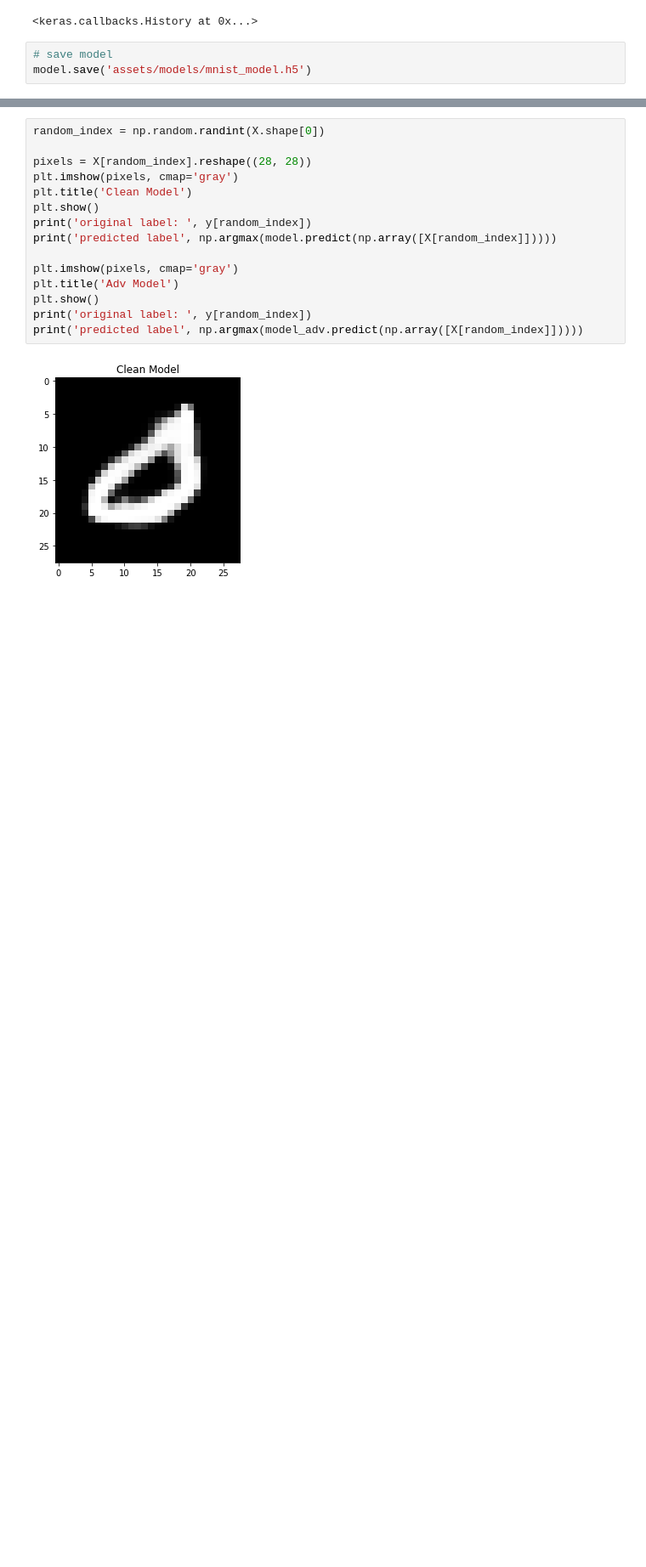
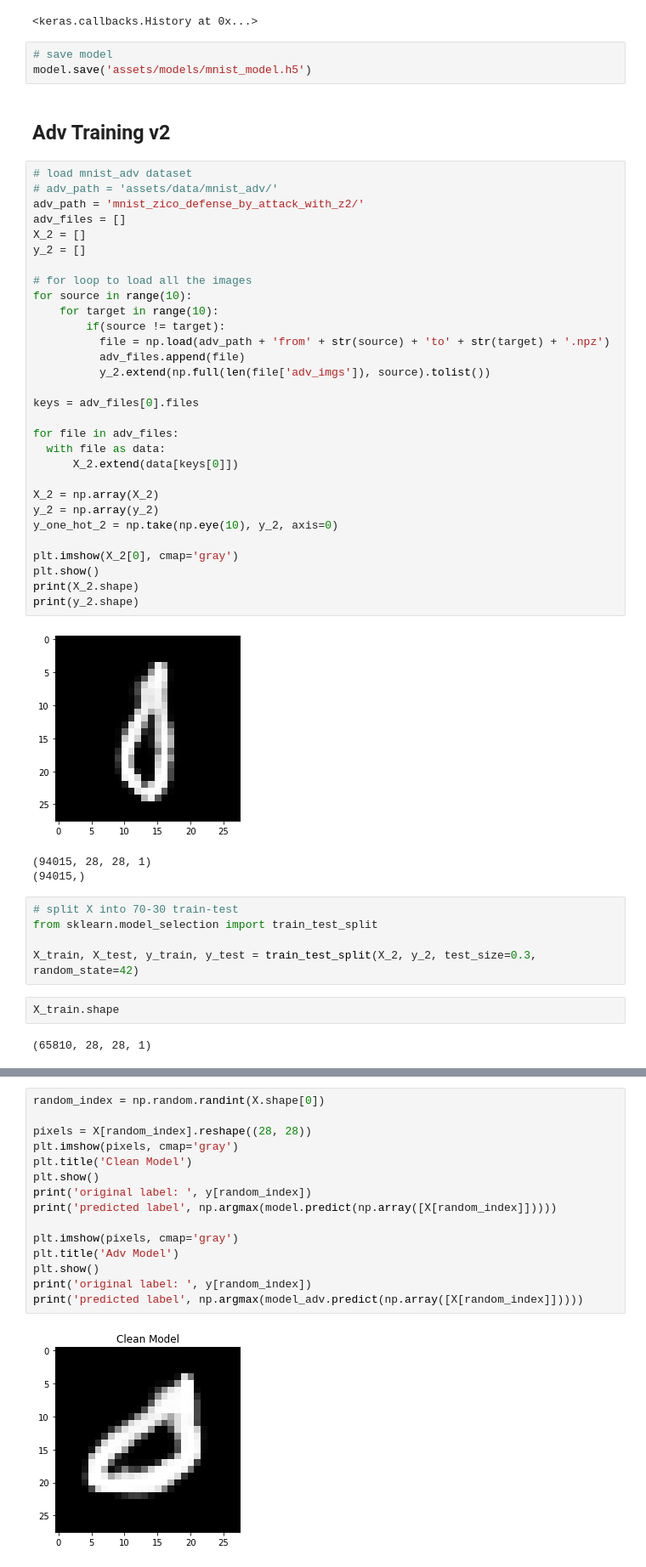
Before and after one commit to hiskuDN/acgan-adv-training-mod, a Jupyter notebook: train_adv.ipynb, the cells around one changed output, grey strips where cells are left out. Shown: that part at 85% size. Cells and saved outputs as stored; diff of their text form; blank space fills up the shorter version.

```diff
--- a/train_adv.ipynb
+++ b/train_adv.ipynb
@@ -219,3 +223,48 @@ Epoch 6/6
 # %%
 # save model
 model.save('assets/models/mnist_model.h5')
+# %% [markdown]
+## Adv Training v2
+# %%
+# load mnist_adv dataset
+# adv_path = 'assets/data/mnist_adv/'
+adv_path = 'mnist_zico_defense_by_attack_with_z2/'
+adv_files = []
+X_2 = []
+y_2 = []
+
+# for loop to load all the images
+for source in range(10):
+    for target in range(10):
+        if(source != target):
+          file = np.load(adv_path + 'from' + str(source) + 'to' + str(target) + '.npz')
+          adv_files.append(file)
+          y_2.extend(np.full(len(file['adv_imgs']), source).tolist())
+
+keys = adv_files[0].files
+
+for file in adv_files:
+  with file as data:
+      X_2.extend(data[keys[0]])
+
+X_2 = np.array(X_2)
+y_2 = np.array(y_2)
+y_one_hot_2 = np.take(np.eye(10), y_2, axis=0)
+
+plt.imshow(X_2[0], cmap='gray')
+plt.show()
+print(X_2.shape)
+print(y_2.shape)
+# %% [output]
+[figure, added]
+(94015, 28, 28, 1)
+(94015,)
+# %%
+# split X into 70-30 train-test
+from sklearn.model_selection import train_test_split
+
+X_train, X_test, y_train, y_test = train_test_split(X_2, y_2, test_size=0.3, random_state=42)
+# %%
+X_train.shape
+# %% [output]
+(65810, 28, 28, 1)
```
Also changed, not shown: parts of 29 cells of this notebook, 2 other files.
